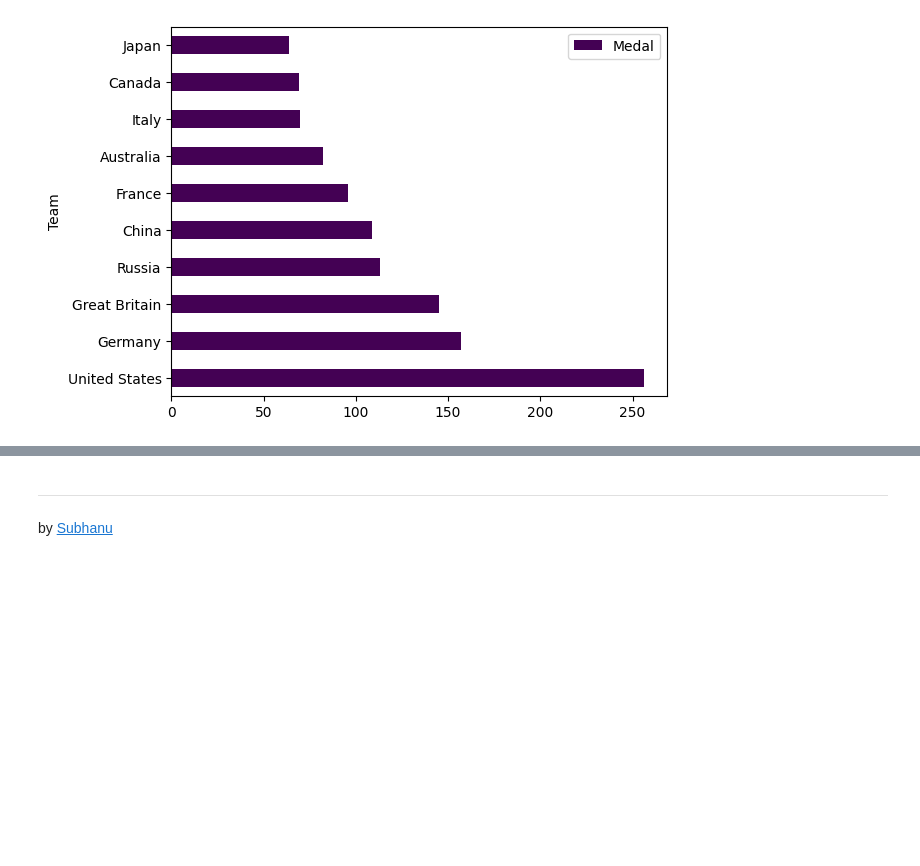
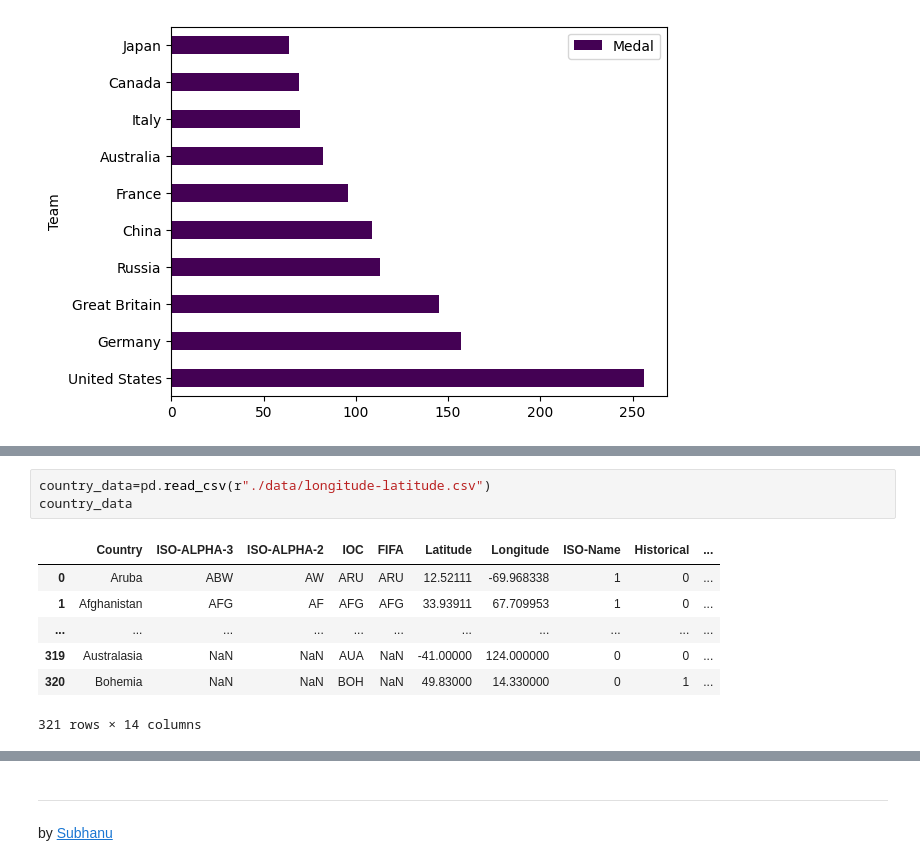
Before and after one commit to subhanu-dev/Olympic-Data-Analysis, a Jupyter notebook: Olympic Data Analysis.ipynb, the cells around one changed output, grey strips where cells are left out. Drawn from its saved outputs; the diff is of its cells as text; blank space fills up the shorter version.

```diff
--- a/Olympic Data Analysis.ipynb
+++ b/Olympic Data Analysis.ipynb
@@ -368,0 +383,11 @@ plt.show()
+# %%
+country_data=pd.read_csv(r"./data/longitude-latitude.csv")
+country_data
+# %% [output]
+|  | Country | ISO-ALPHA-3 | ISO-ALPHA-2 | IOC | FIFA | Latitude | Longitude | ISO-Name | Historical | ... |
+| 0 | Aruba | ABW | AW | ARU | ARU | 12.52111 | -69.968338 | 1 | 0 | ... |
+| 1 | Afghanistan | AFG | AF | AFG | AFG | 33.93911 | 67.709953 | 1 | 0 | ... |
+| ... | ... | ... | ... | ... | ... | ... | ... | ... | ... | ... |
+| 319 | Australasia | NaN | NaN | AUA | NaN | -41.00000 | 124.000000 | 0 | 0 | ... |
+| 320 | Bohemia | NaN | NaN | BOH | NaN | 49.83000 | 14.330000 | 0 | 1 | ... |
+321 rows × 14 columns
```
Also changed, not shown: parts of 8 cells of this notebook, 3 other files.
